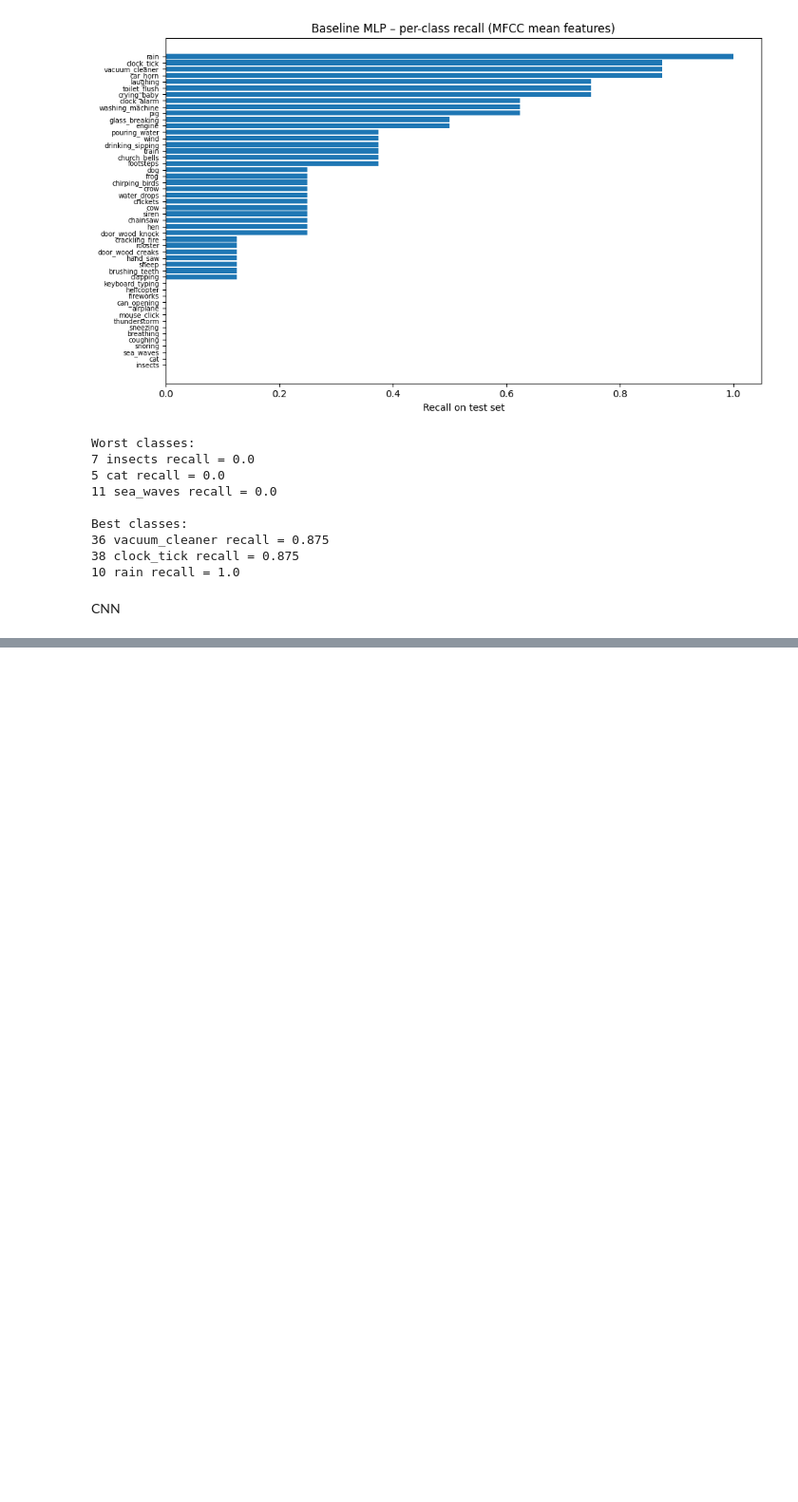
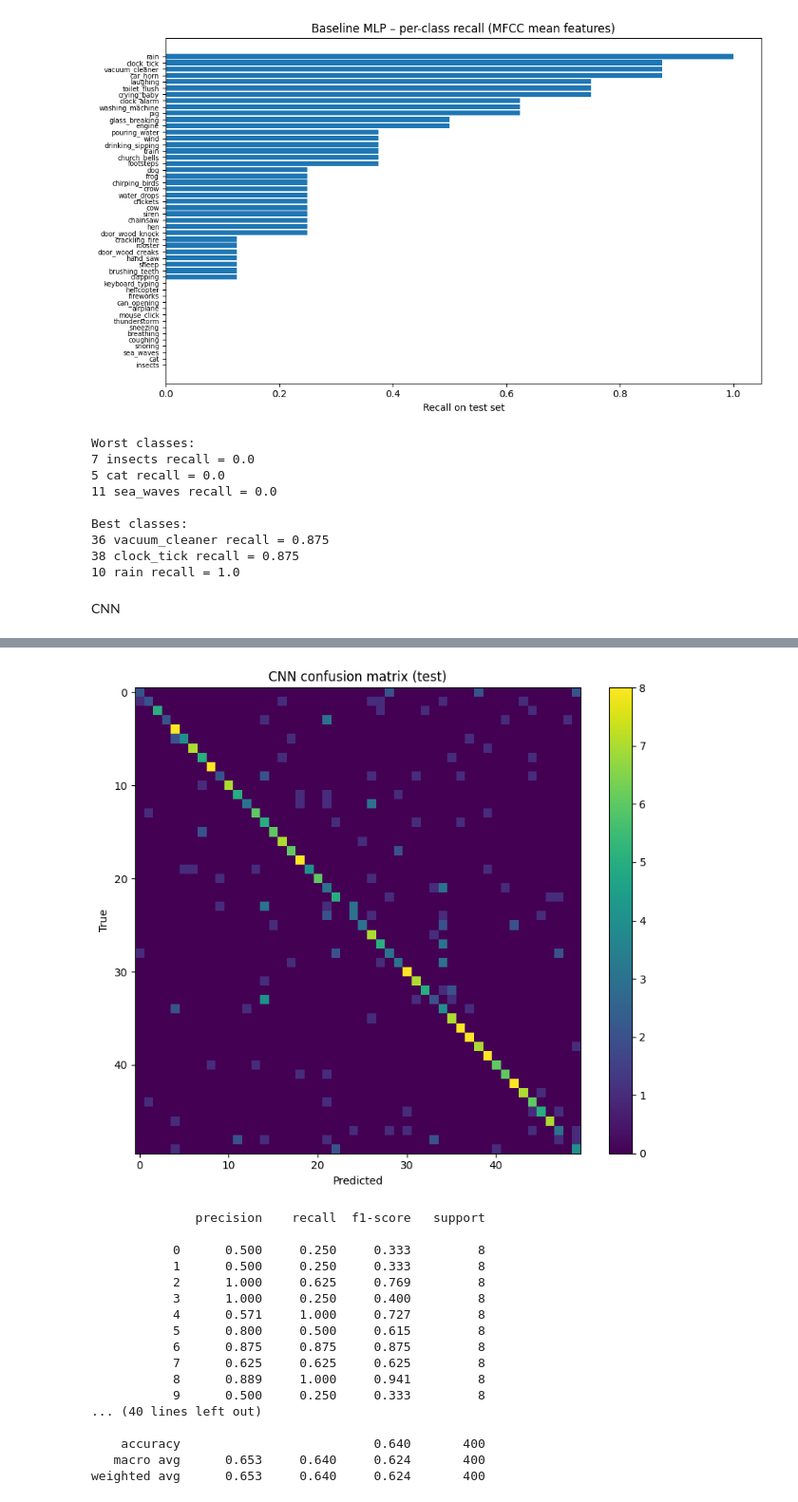
Before and after one commit to Emnaothm96/DEEP_LEARNING, a Jupyter notebook: URBANSOUND.ipynb, the cells around one changed output, grey strips where cells are left out. Shown at 95% size. Drawn from its saved outputs; the diff is of its cells as text; code cells hidden in the pictures; blank space fills up the shorter version.

```diff
--- a/URBANSOUND.ipynb
+++ b/URBANSOUND.ipynb
@@ -632,0 +908,36 @@ CNN
+# %%
+y_prob = cnn.predict(test_ds, verbose=0)
+y_pred = np.argmax(y_prob, axis=1)
+
+cm = confusion_matrix(y_te_mel, y_pred)
+
+plt.figure(figsize=(8, 7))
+plt.imshow(cm, aspect="auto")
+plt.title("CNN confusion matrix (test)")
+plt.xlabel("Predicted")
+plt.ylabel("True")
+plt.colorbar()
+plt.tight_layout()
+plt.savefig("cnn_confusion_matrix.png", dpi=300)
+plt.show()
+
+print(classification_report(y_te_mel, y_pred, digits=3, zero_division=0))
+# %% [output]
+[figure, added]
+              precision    recall  f1-score   support
+
+           0      0.500     0.250     0.333         8
+           1      0.500     0.250     0.333         8
+           2      1.000     0.625     0.769         8
+           3      1.000     0.250     0.400         8
+           4      0.571     1.000     0.727         8
+           5      0.800     0.500     0.615         8
+           6      0.875     0.875     0.875         8
+           7      0.625     0.625     0.625         8
+           8      0.889     1.000     0.941         8
+           9      0.500     0.250     0.333         8
+... (40 lines left out)
+
+    accuracy                          0.640       400
+   macro avg      0.653     0.640     0.624       400
+weighted avg      0.653     0.640     0.624       400
```
Also changed, not shown: parts of 14 cells of this notebook.
